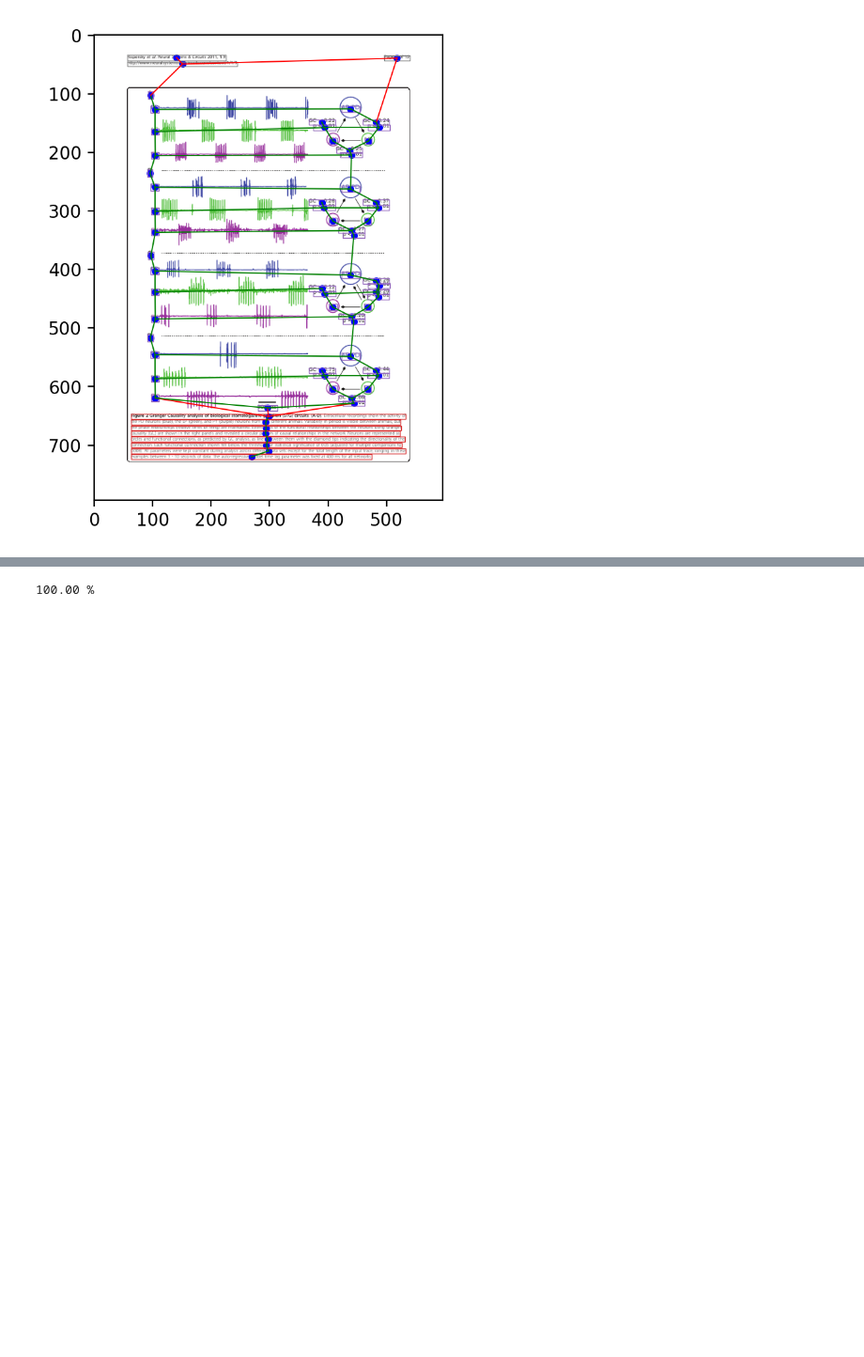
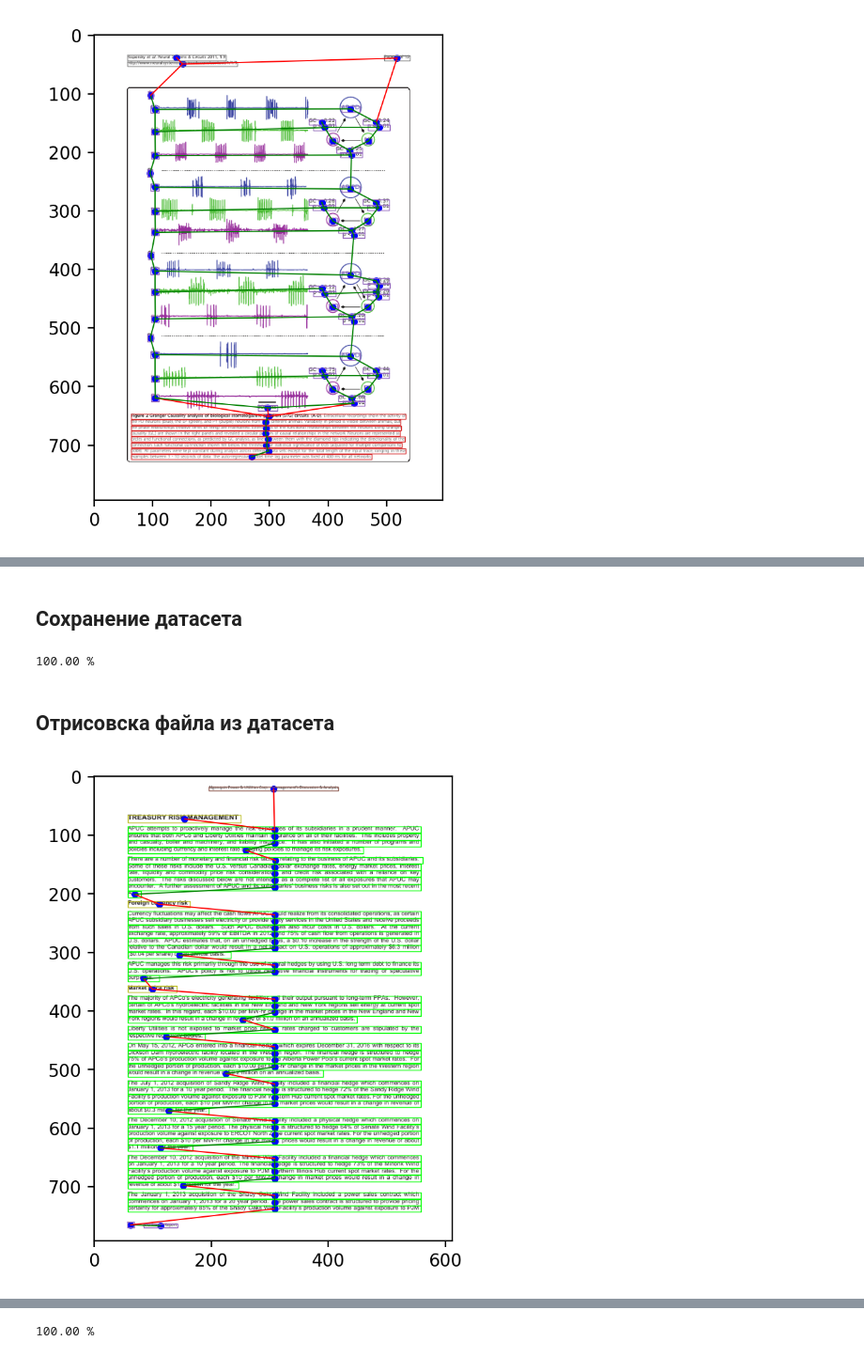
Before and after one commit to YRL-AIDA/rows2regionsGLAM, a Jupyter notebook: notebooks/rows2regions_model_pub2doc_doc2pub.ipynb, the cells around one changed output, grey strips where cells are left out. Shown at 94% size. Saved outputs shown, nothing was run; the diff lists cells and outputs as text; code cells hidden in the pictures; blank space fills up the shorter version.

```diff
--- a/notebooks/rows2regions_model_pub2doc_doc2pub.ipynb
+++ b/notebooks/rows2regions_model_pub2doc_doc2pub.ipynb
@@ -278,0 +268,31 @@ trainer.start_train(5, dataset)
+# %% [markdown]
+## Сохранение датасета
+# %%
+doc_dataset = GLAMDataset({
+    "loger": loger,
+    "pdf_dir": doclaynet_train_pdf_path,
+    "coco_file": doclaynet_coco_path,
+    "count_class": len(DOC_CLASSES),
+    "name_dataset": "doclaynet",
+    "default_index": 0,
+    "cache_dir": doclaynet_train_cash_pdf_path,
+    "pdf2torch_dict": pdf2torch_dict
+})
+
+# Создание Cache
+N = len(doc_dataset)
+for i, d in enumerate(doc_dataset):
+    print(f"{(i+1)/N*100:4.2f} %", end='\r')
+# %% [output]
+100.00 %
+# %% [markdown]
+## Отрисовска файла из датасета
+# %%
+torch_dict_doc_train = doc_dataset[100]
+path_pdf = os.path.join(doclaynet_train_pdf_path, torch_dict_doc_train['file_name'] + ".pdf")
+_, img = pdf_manager.get_json_and_img_from_pdf(path_pdf)
+ploter.set_dpi(200)
+ploter.plot_img(img)
+ploter.plot_tokens(tokenizer, torch_dict_doc_train, markup=True)
+# %% [output]
+[figure, added]
```
Also changed, not shown: parts of 67 cells of this notebook, 11 other files.
